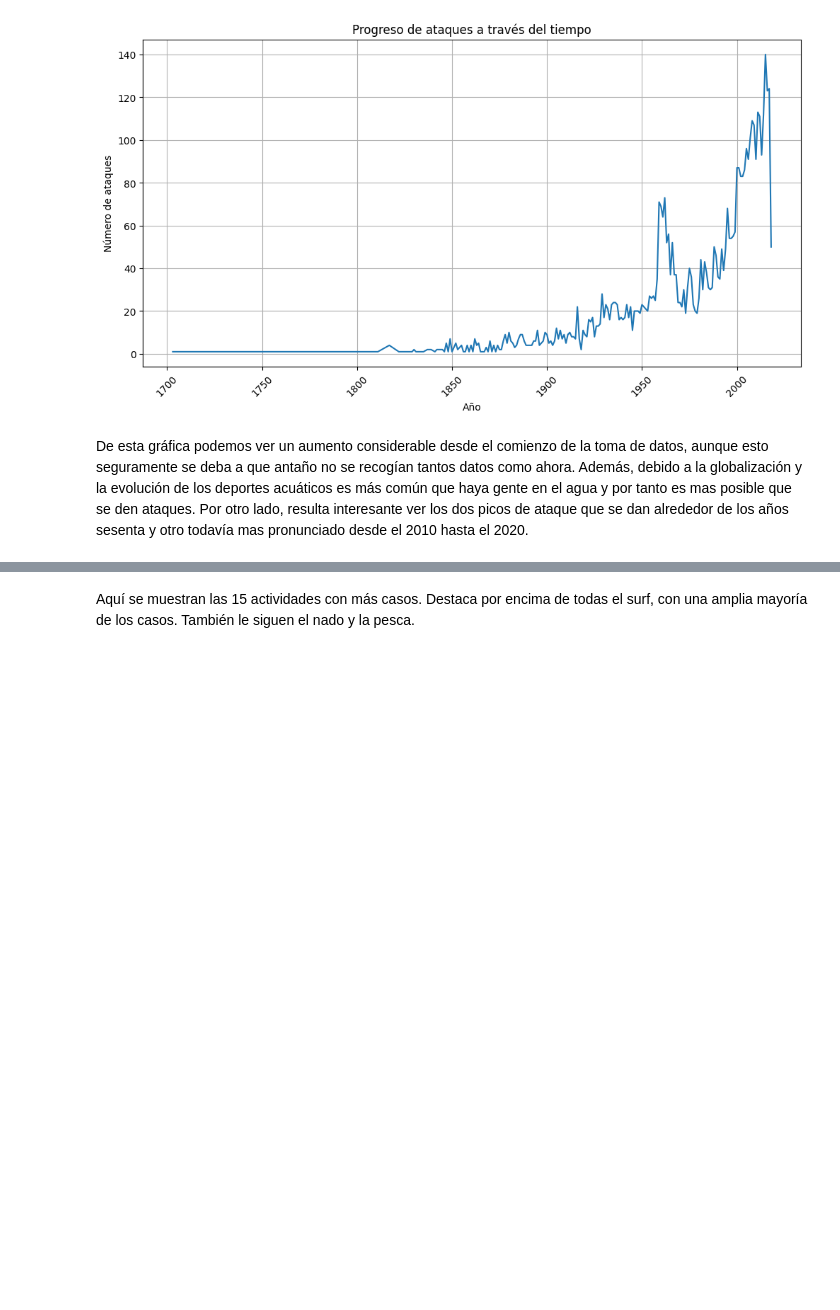
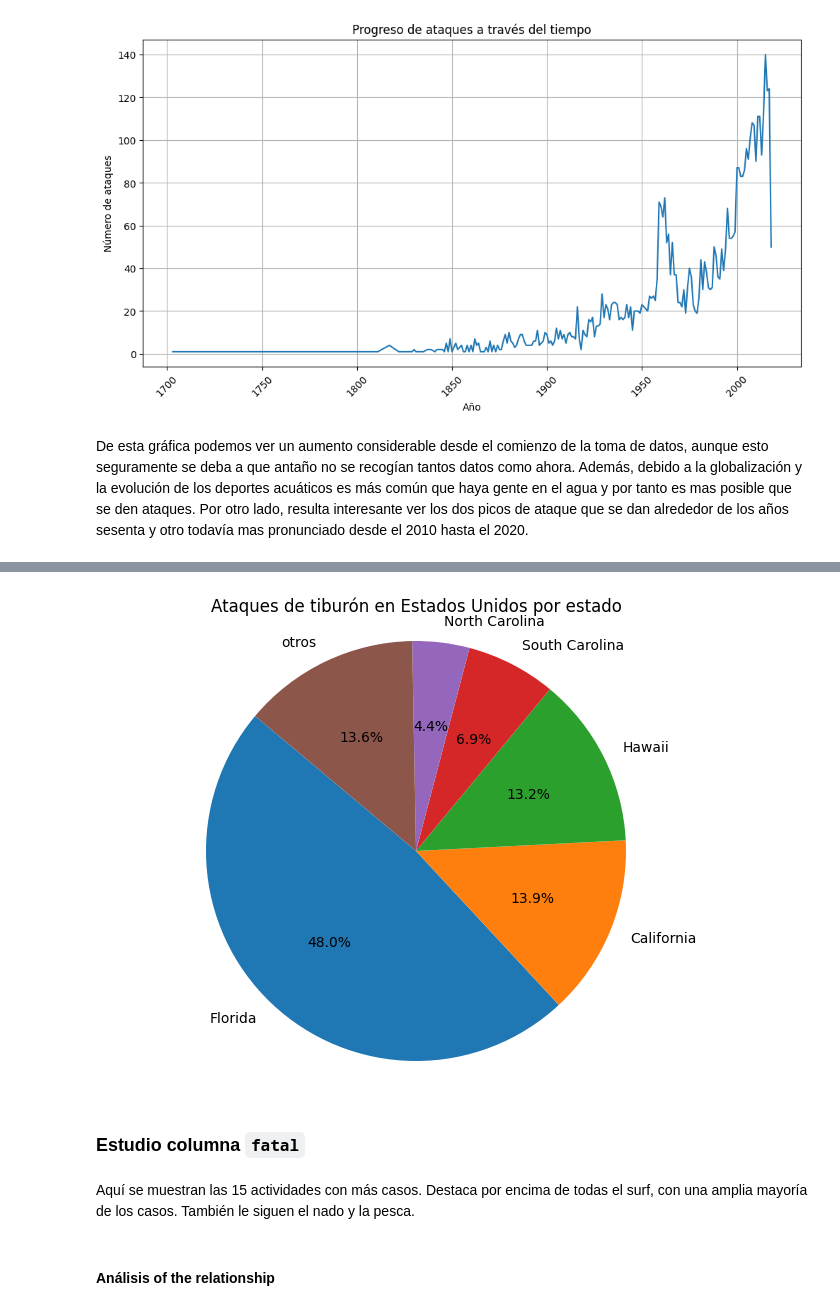
Before and after one commit to Jacobomb/PandasProjectJMB, a Jupyter notebook: notebooks/analysis.ipynb, the cells around one changed output, grey strips where cells are left out. Saved outputs shown, nothing was run; the diff lists cells and outputs as text; code cells hidden in the pictures; blank space fills up the shorter version.

Commit message:
Análisis zona geográfica hecho

```diff
--- a/notebooks/analysis.ipynb
+++ b/notebooks/analysis.ipynb
@@ -63,0 +58,3 @@ Name: count, dtype: int64
+# %%
+ataques_usa = df[df.country == 'USA'] # Filtramos los ataques del país con mayor número -> Estados Unidos
+ataques_usa.head()
@@ -64,2 +68,23 @@ Name: count, dtype: int64
+# %%
+recuento_area = ataques_usa.area.value_counts()
+top5 = recuento_area.head(5) # Me quedo con los 5 estados con mayor número de ataques para no enmarronar la piechart
+otros = pd.Series({'otros': recuento_area[5:].sum()}) # Meto la suma desde el 5 en adelante en un apartado otros
+# %%
+# Combino top5 y otros en un solo dataframe para luego dibujar el pie chart
+combi = pd.concat([top5,otros])
+# %%
+# Meto los resultados en un pie chart - Mostraré los 5 estados con mayor presencia por su cuenta y el resto en una sección 'otros'
+plt.figure(figsize=(8,6))
+plt.pie(combi, labels=combi.index, autopct='%1.1f%%', startangle=140)
+plt.axis('equal')
+
+plt.title('Ataques de tiburón en Estados Unidos por estado')
+plt.show()
+# %% [output]
+[figure, added]
+# %% [markdown]
+### Estudio columna `fatal`
 # %% [markdown]
 Aquí se muestran las 15 actividades con más casos. Destaca por encima de todas el surf, con una amplia mayoría de los casos. También le siguen el nado y la pesca.
+# %% [markdown]
+#### Análisis of the relationship
```
Also changed, not shown: parts of 8 cells of this notebook.
